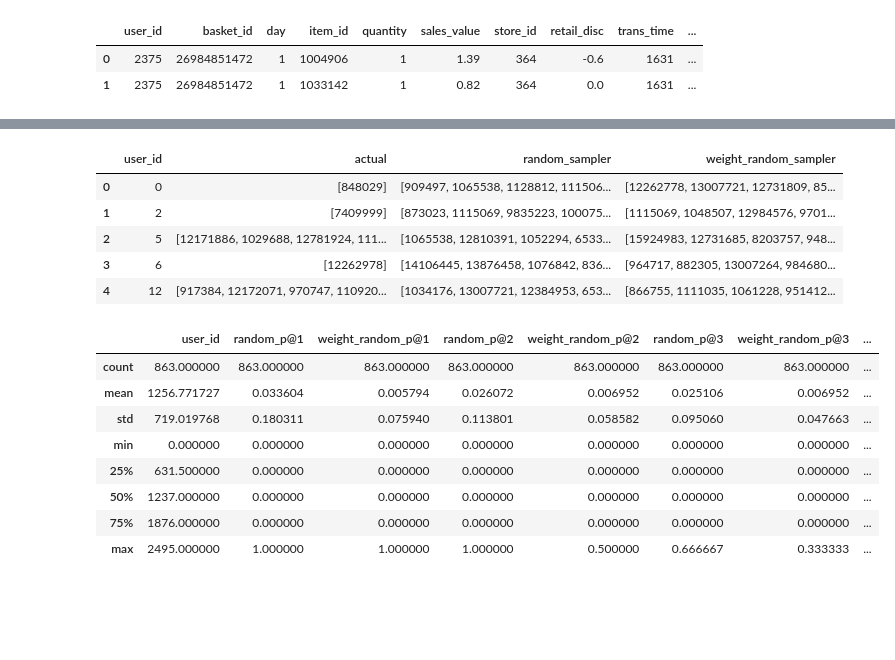
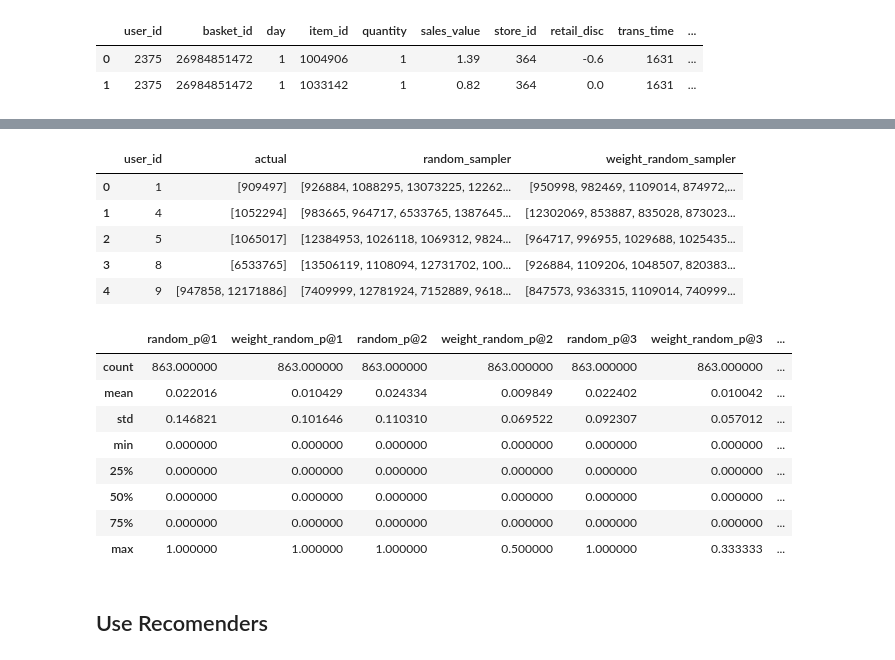
Before and after one commit to KurskiySergey/bisnessML, a Jupyter notebook: recsys/project/production.ipynb, the cells around one changed output, grey strips where cells are left out. Saved outputs shown, nothing was run; the diff lists cells and outputs as text; code cells hidden in the pictures; blank space fills up the shorter version.

```diff
--- a/recsys/project/production.ipynb
+++ b/recsys/project/production.ipynb
@@ -344,24 +141,0 @@ weight_function = lambda x: np.log(x+1)
-# %%
-def weighted_random_recommendation(items_weights, n=5):
-    """Случайные рекоммендации
-
-    Input
-    -----
-    items_weights: pd.DataFrame
-        Датафрейм со столбцами item_id, weight. Сумма weight по всем товарам = 1
-    """
-
-    items = np.array(items_weights["item_id"])
-    weights = np.array(items_weights["weights"])
-
-    recs = np.random.choice(items, size=n, replace=False, p=weights)
-
-    return recs.tolist()
-# %%
-def get_weights(data):
-    items_weights = data.groupby("item_id")["sales_value"].sum().reset_index()
-    items_weights["sales_value"] = items_weights["sales_value"].apply(weight_function)
-    total_weight = items_weights["sales_value"].sum()
-    items_weights = items_weights.rename(columns={"sales_value": "weights"})
-    items_weights["weights"] = items_weights["weights"].apply(lambda x: x / total_weight)
-    return items_weights
@@ -374,11 +142,14 @@ weight_random_res = weighted_random_recommendation(items_weights=items_weights,
 # %%
-users_info["random_sampler"] = users_info["user_id"].apply(lambda x: random_recommendation(result_data["item_id"], n=n))
-users_info["weight_random_sampler"] = users_info["user_id"].apply(lambda x: weighted_random_recommendation(items_weights, n=n))
+N = 5
+items_weights = get_weights(result_data)
+
+users_info["random_sampler"] = users_info["user_id"].apply(lambda x: random_recommendation(result_data["item_id"], n=N))
+users_info["weight_random_sampler"] = users_info["user_id"].apply(lambda x: weighted_random_recommendation(items_weights, n=N))
 users_info.head(5)
 # %% [output]
 |  | user_id | actual | random_sampler | weight_random_sampler |
-| 0 | 0 | [848029] | [909497, 1065538, 1128812, 111506... | [12262778, 13007721, 12731809, 85... |
-| 1 | 2 | [7409999] | [873023, 1115069, 9835223, 100075... | [1115069, 1048507, 12984576, 9701... |
-| 2 | 5 | [12171886, 1029688, 12781924, 111... | [1065538, 12810391, 1052294, 6533... | [15924983, 12731685, 8203757, 948... |
-| 3 | 6 | [12262978] | [14106445, 13876458, 1076842, 836... | [964717, 882305, 13007264, 984680... |
-| 4 | 12 | [917384, 12172071, 970747, 110920... | [1034176, 13007721, 12384953, 653... | [866755, 1111035, 1061228, 951412... |
+| 0 | 1 | [909497] | [926884, 1088295, 13073225, 12262... | [950998, 982469, 1109014, 874972,... |
+| 1 | 4 | [1052294] | [983665, 964717, 6533765, 1387645... | [12302069, 853887, 835028, 873023... |
+| 2 | 5 | [1065017] | [12384953, 1026118, 1069312, 9824... | [964717, 996955, 1029688, 1025435... |
+| 3 | 8 | [6533765] | [13506119, 1108094, 12731702, 100... | [926884, 1109206, 1048507, 820383... |
+| 4 | 9 | [947858, 12171886] | [7409999, 12781924, 7152889, 9618... | [847573, 9363315, 1109014, 740999... |
@@ -387,16 +156,20 @@ users_info.head(5)
 # %%
+# metrix dataframe
+metrics_result = pd.DataFrame()
 for k in range(1, 5):
-    users_info[f"random_p@{k}"] = users_info.apply(lambda row: preccision_at_k(row["random_sampler"], row["actual"], k=k), axis =1)
-    users_info[f"weight_random_p@{k}"] = users_info.apply(lambda row: preccision_at_k(row["weight_random_sampler"], row["actual"], k=k), axis=1)
+    metrics_result[f"random_p@{k}"] = users_info.apply(lambda row: preccision_at_k(row["random_sampler"], row["actual"], k=k), axis =1)
+    metrics_result[f"weight_random_p@{k}"] = users_info.apply(lambda row: preccision_at_k(row["weight_random_sampler"], row["actual"], k=k), axis=1)
 # %%
-users_info.describe()
+metrics_result.describe()
 # %% [output]
-|  | user_id | random_p@1 | weight_random_p@1 | random_p@2 | weight_random_p@2 | random_p@3 | weight_random_p@3 | ... |
-| count | 863.000000 | 863.000000 | 863.000000 | 863.000000 | 863.000000 | 863.000000 | 863.000000 | ... |
-| mean | 1256.771727 | 0.033604 | 0.005794 | 0.026072 | 0.006952 | 0.025106 | 0.006952 | ... |
-| std | 719.019768 | 0.180311 | 0.075940 | 0.113801 | 0.058582 | 0.095060 | 0.047663 | ... |
-| min | 0.000000 | 0.000000 | 0.000000 | 0.000000 | 0.000000 | 0.000000 | 0.000000 | ... |
-| 25% | 631.500000 | 0.000000 | 0.000000 | 0.000000 | 0.000000 | 0.000000 | 0.000000 | ... |
-| 50% | 1237.000000 | 0.000000 | 0.000000 | 0.000000 | 0.000000 | 0.000000 | 0.000000 | ... |
-| 75% | 1876.000000 | 0.000000 | 0.000000 | 0.000000 | 0.000000 | 0.000000 | 0.000000 | ... |
-| max | 2495.000000 | 1.000000 | 1.000000 | 1.000000 | 0.500000 | 0.666667 | 0.333333 | ... |
+|  | random_p@1 | weight_random_p@1 | random_p@2 | weight_random_p@2 | random_p@3 | weight_random_p@3 | ... |
+| count | 863.000000 | 863.000000 | 863.000000 | 863.000000 | 863.000000 | 863.000000 | ... |
+| mean | 0.022016 | 0.010429 | 0.024334 | 0.009849 | 0.022402 | 0.010042 | ... |
+| std | 0.146821 | 0.101646 | 0.110310 | 0.069522 | 0.092307 | 0.057012 | ... |
+| min | 0.000000 | 0.000000 | 0.000000 | 0.000000 | 0.000000 | 0.000000 | ... |
+| 25% | 0.000000 | 0.000000 | 0.000000 | 0.000000 | 0.000000 | 0.000000 | ... |
+| 50% | 0.000000 | 0.000000 | 0.000000 | 0.000000 | 0.000000 | 0.000000 | ... |
+| 75% | 0.000000 | 0.000000 | 0.000000 | 0.000000 | 0.000000 | 0.000000 | ... |
+| max | 1.000000 | 1.000000 | 1.000000 | 0.500000 | 1.000000 | 0.333333 | ... |
+# %% [markdown]
+## Use Recomenders
```
Also changed, not shown: parts of 44 cells of this notebook, 4 other files.
